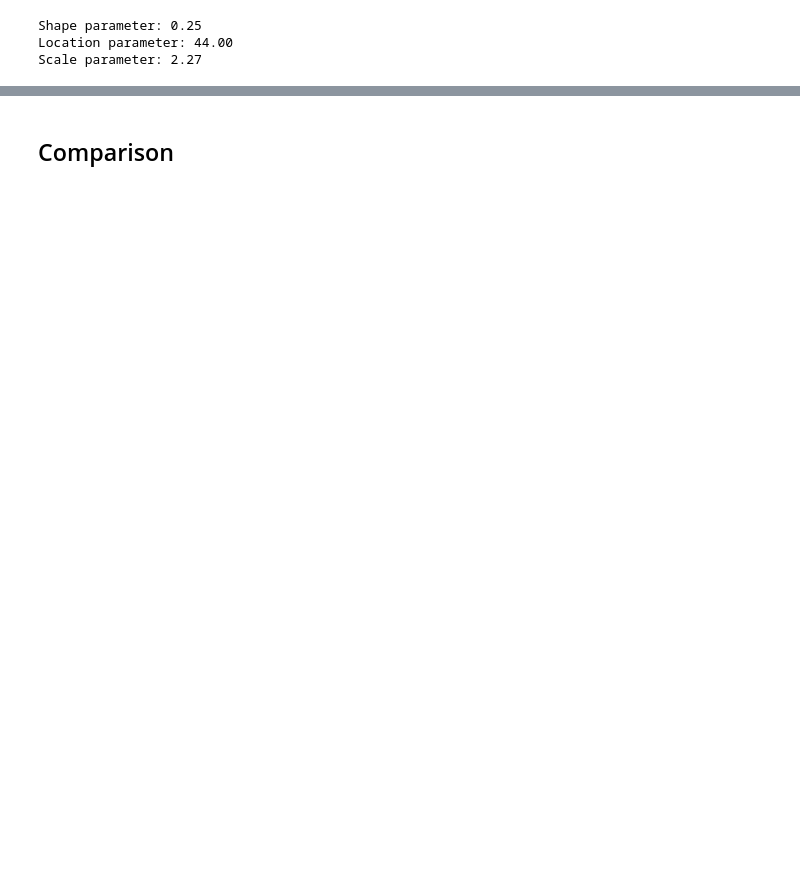
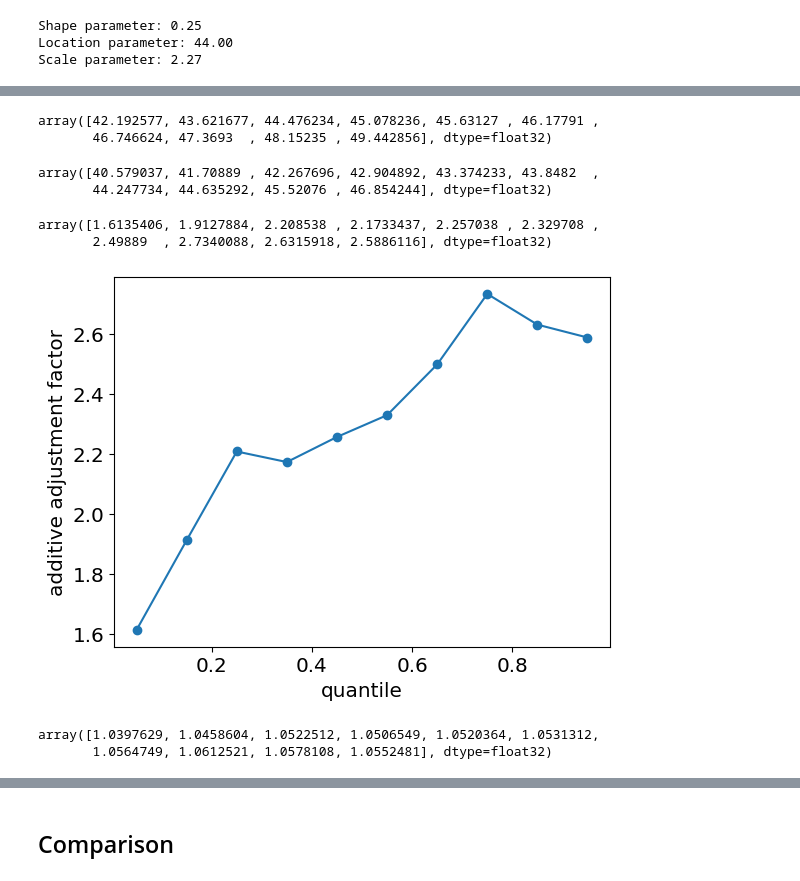
Before and after one commit to AusClimateService/unseen-projects, a Jupyter notebook: project-bias/scoping.ipynb, the cells around one changed output, grey strips where cells are left out. Saved outputs shown, nothing was run; the diff lists cells and outputs as text; code cells hidden in the pictures; blank space fills up the shorter version.

```diff
--- a/project-bias/scoping.ipynb
+++ b/project-bias/scoping.ipynb
@@ -171,2 +148,3 @@ ValueError: operands could not be broadcast together with shapes (113,) (10260,)
 # %%
-da_output = QDC.adjust(da_obs, interp='linear')
+nquantiles = 10
+quantile_array = xc.sdba.utils.equally_spaced_nodes(nquantiles)
@@ -172,0 +155,28 @@ da_output = QDC.adjust(da_obs, interp='linear')
+# %%
+da_model_q = nbutils.quantile(da_model_stacked, quantile_array, ['sample'])
+# %%
+da_model_q.values
+# %% [output]
+array([42.192577, 43.621677, 44.476234, 45.078236, 45.63127 , 46.17791 ,
+       46.746624, 47.3693  , 48.15235 , 49.442856], dtype=float32)
+# %%
+da_obs_q = nbutils.quantile(da_obs, quantile_array, ['time'])
+# %%
+da_obs_q.values
+# %% [output]
+array([40.579037, 41.70889 , 42.267696, 42.904892, 43.374233, 43.8482  ,
+       44.247734, 44.635292, 45.52076 , 46.854244], dtype=float32)
+# %%
+bias_quantile_add = da_model_q.values - da_obs_q.values
+# %%
+bias_quantile_add
+# %% [output]
+array([1.6135406, 1.9127884, 2.208538 , 2.1733437, 2.257038 , 2.329708 ,
+       2.49889  , 2.7340088, 2.6315918, 2.5886116], dtype=float32)
+# %%
+plt.plot(quantile_array, bias_quantile_add, marker='o')
+plt.xlabel('quantile')
+plt.ylabel('additive adjustment factor')
+plt.show()
+# %% [output]
+[figure, added]
@@ -172,0 +185,5 @@ da_output = QDC.adjust(da_obs, interp='linear')
+# %%
+bias_quantile_mulc
+# %% [output]
+array([1.0397629, 1.0458604, 1.0522512, 1.0506549, 1.0520364, 1.0531312,
+       1.0564749, 1.0612521, 1.0578108, 1.0552481], dtype=float32)
```
Also changed, not shown: parts of 32 cells of this notebook.
